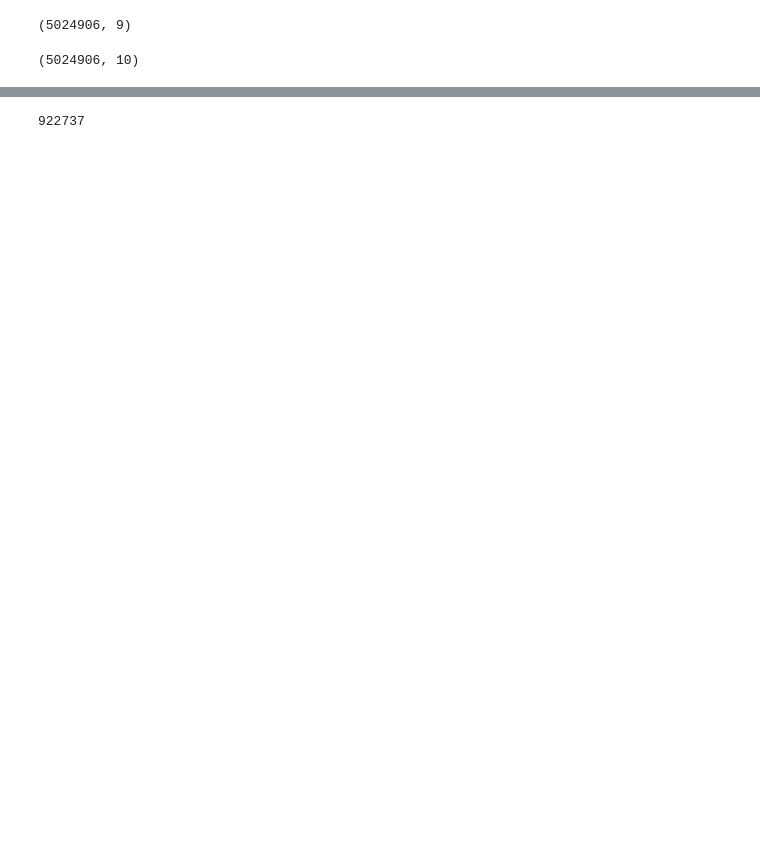
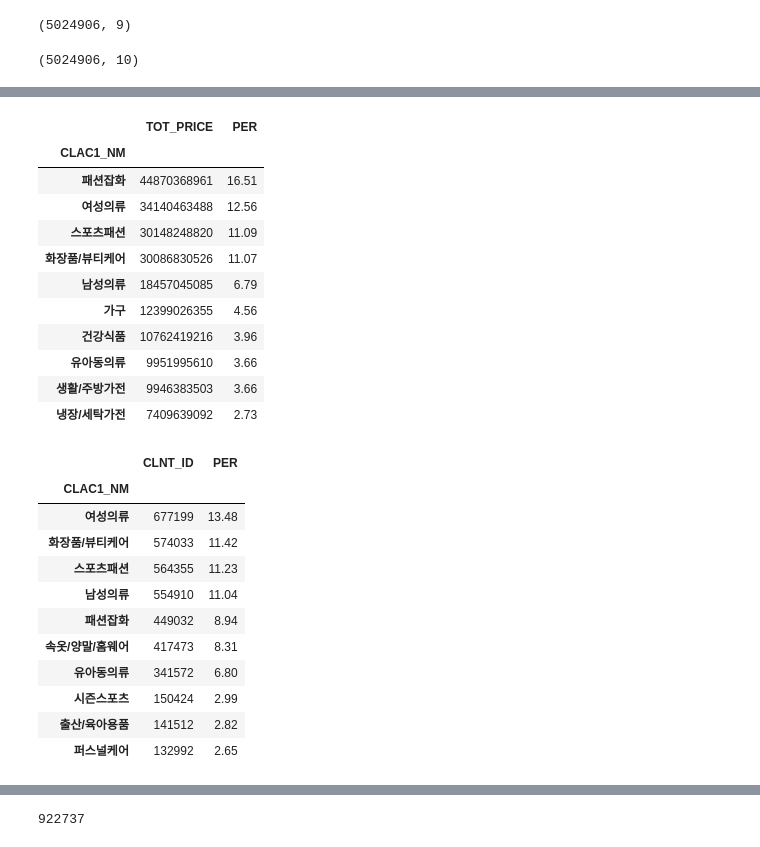
Before and after one commit to chldnjstjr/Lpoint, a Jupyter notebook: 1st_EDA.ipynb, the cells around one changed output, grey strips where cells are left out. Saved outputs shown, nothing was run; the diff lists cells and outputs as text; code cells hidden in the pictures; blank space fills up the shorter version.

```diff
--- a/1st_EDA.ipynb
+++ b/1st_EDA.ipynb
@@ -283,0 +290,31 @@ clntbyclac1
+# %%
+#대분류별 매출액
+totpricebyclac1 = pd.DataFrame(prdmaster[['CLAC1_NM','TOT_PRICE']].groupby(['CLAC1_NM']).sum())
+totpricebyclac1['PER'] =(totpricebyclac1['TOT_PRICE']/(prd['TOT_PRICE'].sum()))*100
+totpricebyclac1.sort_values(by='PER', ascending=False).head(10) #대분류별 주문 빈도 Top10
+clntbyclac1.sort_values(by='PER', ascending=False).head(10) #대분류별 주문 빈도 Top10
+# %% [output]
+|  | TOT_PRICE | PER |
+| CLAC1_NM |  |  |
+| 패션잡화 | 44870368961 | 16.51 |
+| 여성의류 | 34140463488 | 12.56 |
+| 스포츠패션 | 30148248820 | 11.09 |
+| 화장품/뷰티케어 | 30086830526 | 11.07 |
+| 남성의류 | 18457045085 | 6.79 |
+| 가구 | 12399026355 | 4.56 |
+| 건강식품 | 10762419216 | 3.96 |
+| 유아동의류 | 9951995610 | 3.66 |
+| 생활/주방가전 | 9946383503 | 3.66 |
+| 냉장/세탁가전 | 7409639092 | 2.73 |
+|  | CLNT_ID | PER |
+| CLAC1_NM |  |  |
+| 여성의류 | 677199 | 13.48 |
+| 화장품/뷰티케어 | 574033 | 11.42 |
+| 스포츠패션 | 564355 | 11.23 |
+| 남성의류 | 554910 | 11.04 |
+| 패션잡화 | 449032 | 8.94 |
+| 속옷/양말/홈웨어 | 417473 | 8.31 |
+| 유아동의류 | 341572 | 6.80 |
+| 시즌스포츠 | 150424 | 2.99 |
+| 출산/육아용품 | 141512 | 2.82 |
+| 퍼스널케어 | 132992 | 2.65 |
```
Also changed, not shown: parts of 9 cells of this notebook.
